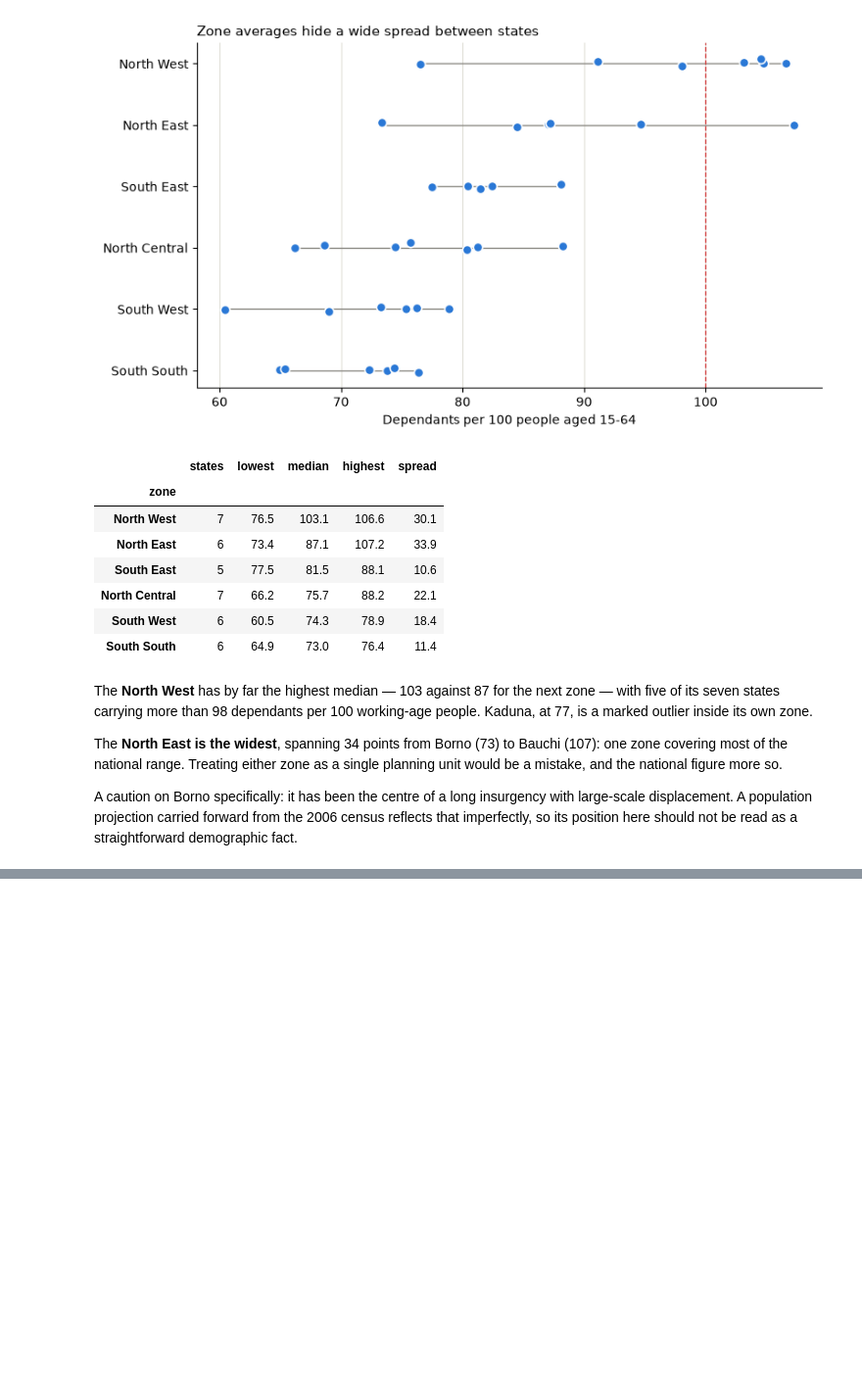
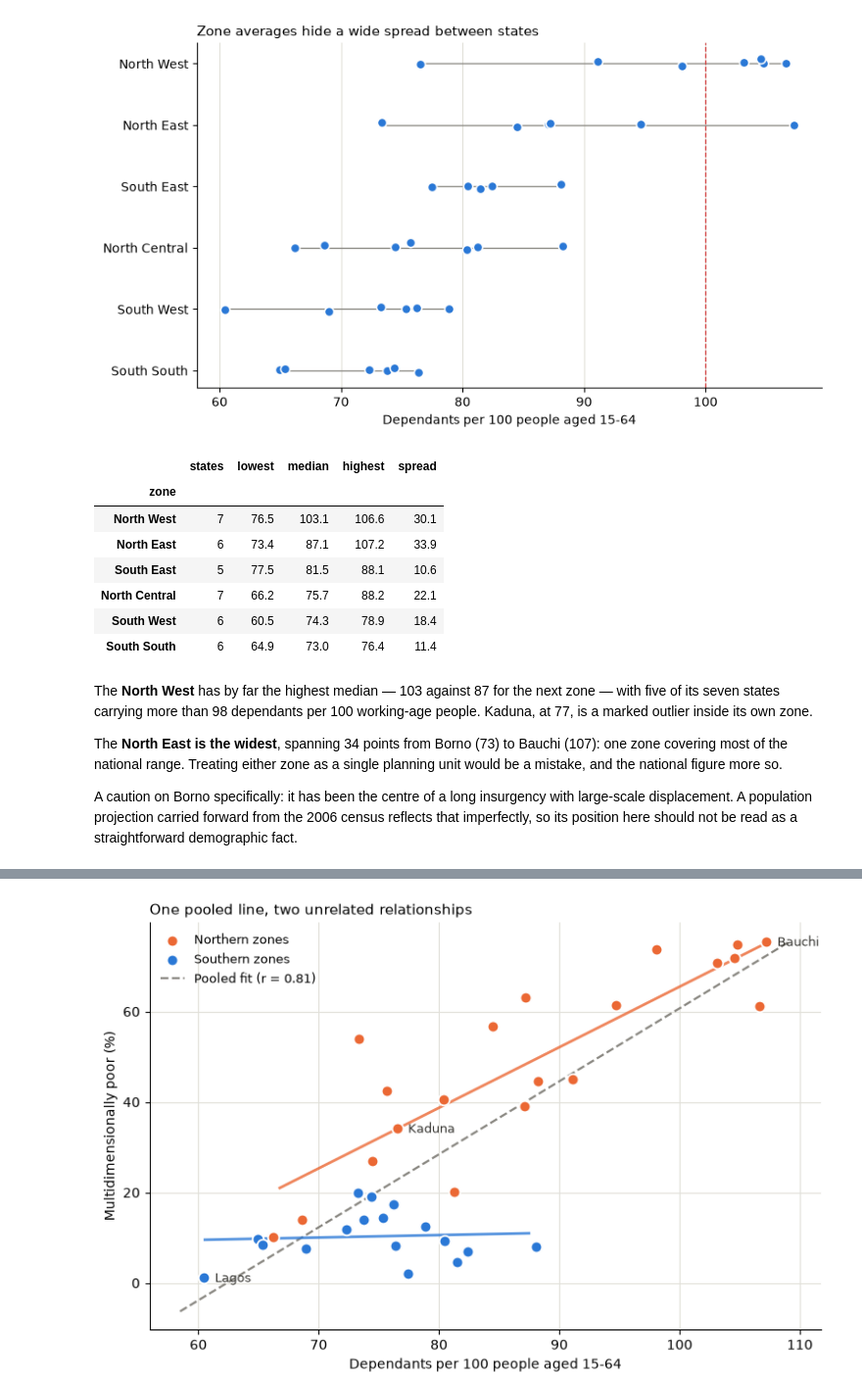
Before and after one commit to asgatcreation/nigeria-economic-intelligence, a Jupyter notebook: notebooks/01_exploratory_analysis.ipynb, the cells around one changed output, grey strips where cells are left out. Shown at 98% size. Drawn from its saved outputs; the diff is of its cells as text; code cells hidden in the pictures; blank space fills up the shorter version.

```diff
--- a/notebooks/01_exploratory_analysis.ipynb
+++ b/notebooks/01_exploratory_analysis.ipynb
@@ -406,0 +575,71 @@ produce.
+# %%
+fig, ax = plt.subplots(figsize=(9, 5.5))
+
+grid = np.linspace(
+    poverty["NGA_STATE_DEPENDENCY_RATIO"].min() - 2,
+    poverty["NGA_STATE_DEPENDENCY_RATIO"].max() + 2,
+    50,
+)
+
+for is_north, label, colour in (
+    (True, "Northern zones", ORANGE),
+    (False, "Southern zones", BLUE),
+):
+    group = poverty[poverty["north"] == is_north]
+    ax.scatter(
+        group["NGA_STATE_DEPENDENCY_RATIO"],
+        group["NGA_MPI_HEADCOUNT"],
+        color=colour, s=70, edgecolor="white", linewidth=1.3,
+        zorder=3, label=label,
+    )
+
+    slope, intercept = np.polyfit(
+        group["NGA_STATE_DEPENDENCY_RATIO"],
+        group["NGA_MPI_HEADCOUNT"],
+        1,
+    )
+    inside = (
+        (grid >= group["NGA_STATE_DEPENDENCY_RATIO"].min())
+        & (grid <= group["NGA_STATE_DEPENDENCY_RATIO"].max())
+    )
+    ax.plot(
+        grid[inside], slope * grid[inside] + intercept,
+        color=colour, linewidth=2, alpha=0.8, zorder=2,
+    )
+
+pooled_slope, pooled_intercept = np.polyfit(
+    poverty["NGA_STATE_DEPENDENCY_RATIO"],
+    poverty["NGA_MPI_HEADCOUNT"],
+    1,
+)
+pooled_r = comparison.loc["all states (pooled)", "pearson_r"]
+ax.plot(
+    grid, pooled_slope * grid + pooled_intercept,
+    color=MUTED, linewidth=1.6, linestyle="--", zorder=1,
+    label=f"Pooled fit (r = {pooled_r:.2f})",
+)
+
+for name in ("Lagos", "Bauchi", "Kaduna"):
+    row = poverty[poverty["state"] == name]
+    if row.empty:
+        continue
+    ax.annotate(
+        name,
+        (
+            row["NGA_STATE_DEPENDENCY_RATIO"].iloc[0],
+            row["NGA_MPI_HEADCOUNT"].iloc[0],
+        ),
+        textcoords="offset points", xytext=(8, -3),
+        fontsize=9, color="#33322e",
+    )
+
+ax.set_xlabel("Dependants per 100 people aged 15-64")
+ax.set_ylabel("Multidimensionally poor (%)")
+ax.set_title(
+    "One pooled line, two unrelated relationships",
+    loc="left", fontsize=11,
+)
+ax.legend(frameon=False, loc="upper left", fontsize=9)
+plt.show()
+# %% [output]
+[figure, added]
```
Also changed, not shown: parts of 14 cells of this notebook, 9 other files.
